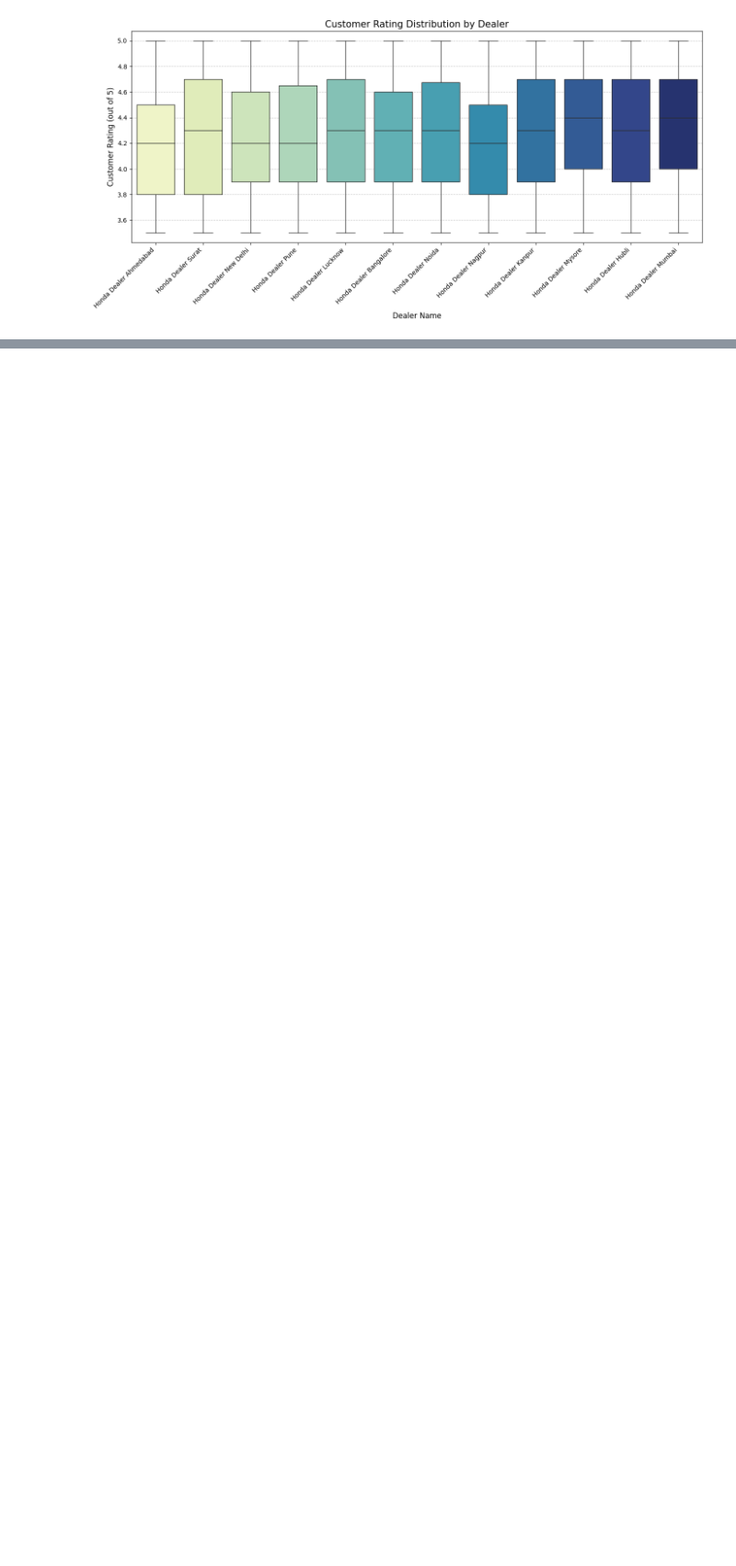
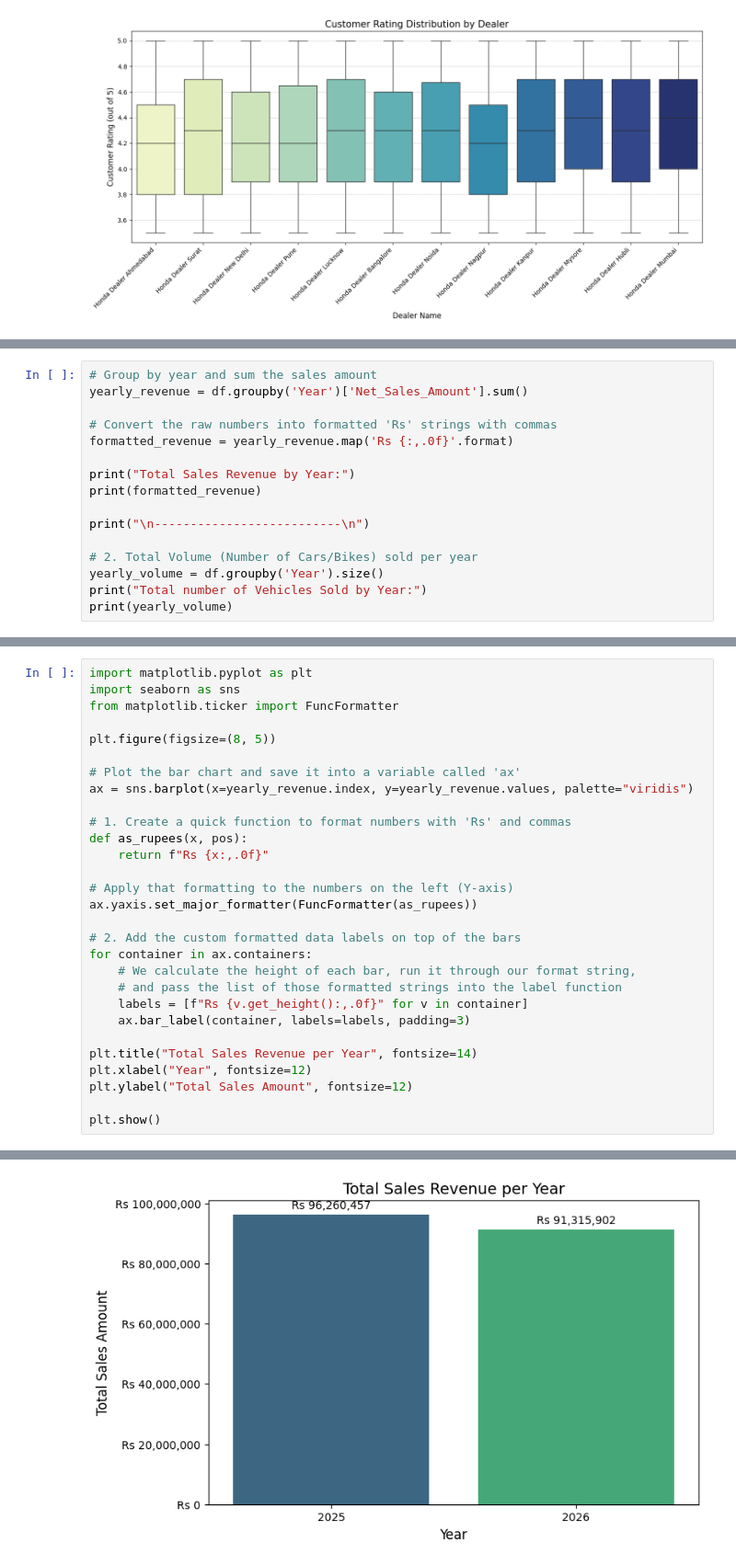
Before and after one commit to sameer-S-R-A/Project_matrix, a Jupyter notebook: honda_sales_EDA.ipynb, the cells around one changed output, grey strips where cells are left out. Shown at 92% size. Cells and saved outputs as stored; diff of their text form; blank space fills up the shorter version.

Commit message:
Total Sales

```diff
--- a/honda_sales_EDA.ipynb
+++ b/honda_sales_EDA.ipynb
@@ -479,0 +482,16 @@ plt.show()
+# %%
+# Group by year and sum the sales amount
+yearly_revenue = df.groupby('Year')['Net_Sales_Amount'].sum()
+
+# Convert the raw numbers into formatted 'Rs' strings with commas
+formatted_revenue = yearly_revenue.map('Rs {:,.0f}'.format)
+
+print("Total Sales Revenue by Year:")
+print(formatted_revenue)
+
+print("\n--------------------------\n")
+
+# 2. Total Volume (Number of Cars/Bikes) sold per year
+yearly_volume = df.groupby('Year').size()
+print("Total number of Vehicles Sold by Year:")
+print(yearly_volume)
@@ -479,0 +512,30 @@ plt.show()
+# %%
+import matplotlib.pyplot as plt
+import seaborn as sns
+from matplotlib.ticker import FuncFormatter
+
+plt.figure(figsize=(8, 5))
+
+# Plot the bar chart and save it into a variable called 'ax'
+ax = sns.barplot(x=yearly_revenue.index, y=yearly_revenue.values, palette="viridis")
+
+# 1. Create a quick function to format numbers with 'Rs' and commas
+def as_rupees(x, pos):
+    return f"Rs {x:,.0f}"
+
+# Apply that formatting to the numbers on the left (Y-axis)
+ax.yaxis.set_major_formatter(FuncFormatter(as_rupees))
+
+# 2. Add the custom formatted data labels on top of the bars
+for container in ax.containers:
+    # We calculate the height of each bar, run it through our format string,
+    # and pass the list of those formatted strings into the label function
+    labels = [f"Rs {v.get_height():,.0f}" for v in container]
+    ax.bar_label(container, labels=labels, padding=3)
+
+plt.title("Total Sales Revenue per Year", fontsize=14)
+plt.xlabel("Year", fontsize=12)
+plt.ylabel("Total Sales Amount", fontsize=12)
+
+plt.show()
+# %% [output]
@@ -479,0 +545 @@ plt.show()
+[figure, added]
```
Also changed, not shown: parts of 14 cells of this notebook.
